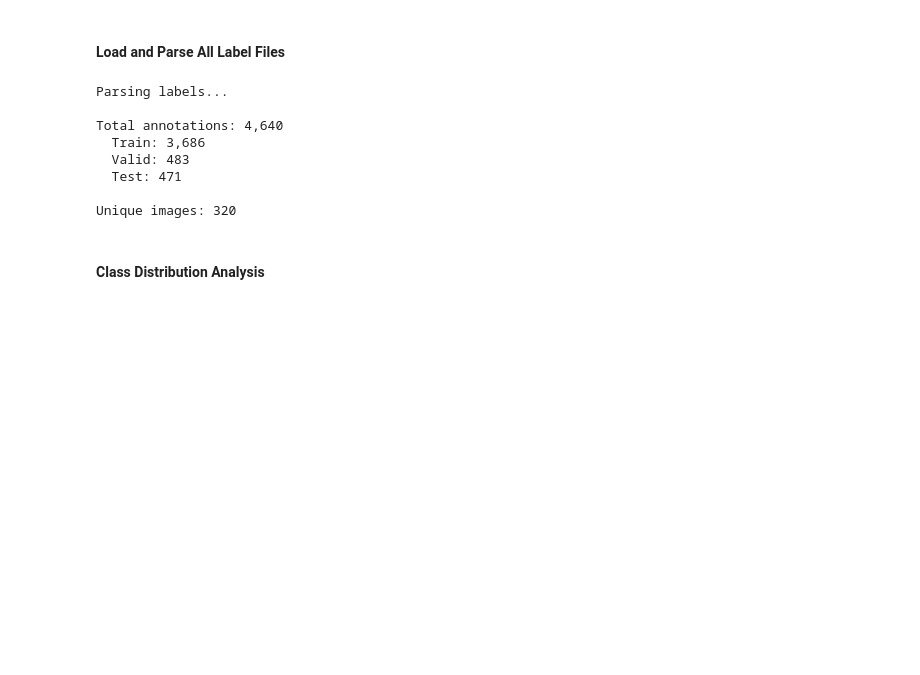
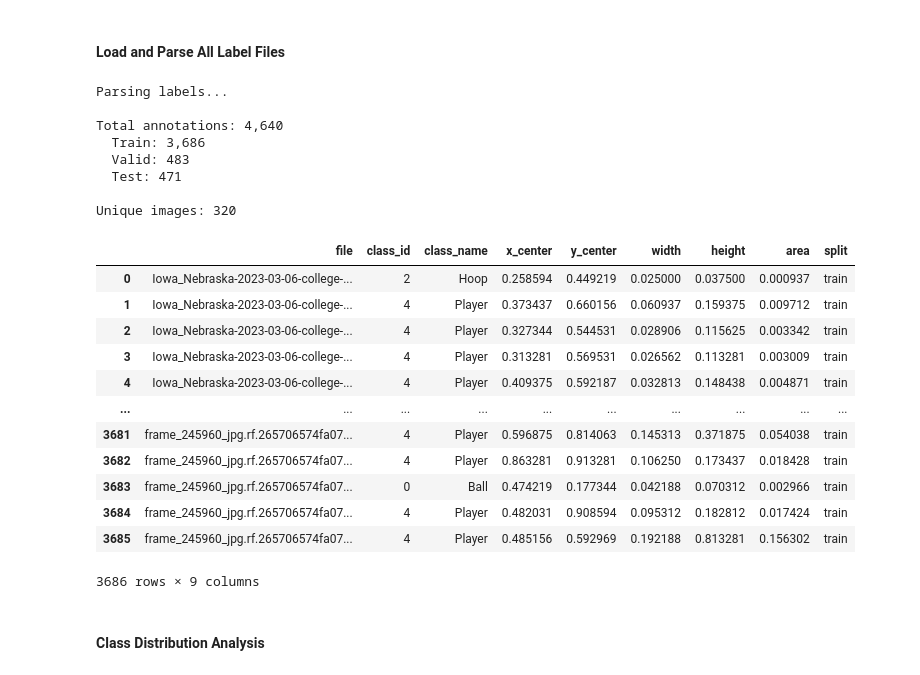
Before and after one commit to Nolan-Lo/basketball-computer-vision, a Jupyter notebook: notebooks/01-data-exploration.ipynb, the cells around one changed output. Drawn from its saved outputs; the diff is of its cells as text; code cells hidden in the pictures; blank space fills up the shorter version.

```diff
--- a/notebooks/01-data-exploration.ipynb
+++ b/notebooks/01-data-exploration.ipynb
@@ -105,5 +118,21 @@ Total annotations: 4,640
   Test: 471
 
 Unique images: 320
+# %%
+train_df
+# %% [output]
+|  | file | class_id | class_name | x_center | y_center | width | height | area | split |
+| 0 | Iowa_Nebraska-2023-03-06-college-... | 2 | Hoop | 0.258594 | 0.449219 | 0.025000 | 0.037500 | 0.000937 | train |
+| 1 | Iowa_Nebraska-2023-03-06-college-... | 4 | Player | 0.373437 | 0.660156 | 0.060937 | 0.159375 | 0.009712 | train |
+| 2 | Iowa_Nebraska-2023-03-06-college-... | 4 | Player | 0.327344 | 0.544531 | 0.028906 | 0.115625 | 0.003342 | train |
+| 3 | Iowa_Nebraska-2023-03-06-college-... | 4 | Player | 0.313281 | 0.569531 | 0.026562 | 0.113281 | 0.003009 | train |
+| 4 | Iowa_Nebraska-2023-03-06-college-... | 4 | Player | 0.409375 | 0.592187 | 0.032813 | 0.148438 | 0.004871 | train |
+| ... | ... | ... | ... | ... | ... | ... | ... | ... | ... |
+| 3681 | frame_245960_jpg.rf.265706574fa07... | 4 | Player | 0.596875 | 0.814063 | 0.145313 | 0.371875 | 0.054038 | train |
+| 3682 | frame_245960_jpg.rf.265706574fa07... | 4 | Player | 0.863281 | 0.913281 | 0.106250 | 0.173437 | 0.018428 | train |
+| 3683 | frame_245960_jpg.rf.265706574fa07... | 0 | Ball | 0.474219 | 0.177344 | 0.042188 | 0.070312 | 0.002966 | train |
+| 3684 | frame_245960_jpg.rf.265706574fa07... | 4 | Player | 0.482031 | 0.908594 | 0.095312 | 0.182812 | 0.017424 | train |
+| 3685 | frame_245960_jpg.rf.265706574fa07... | 4 | Player | 0.485156 | 0.592969 | 0.192188 | 0.813281 | 0.156302 | train |
+3686 rows × 9 columns
 # %% [markdown]
 #### Class Distribution Analysis
```
Also changed, not shown: parts of 6 cells of this notebook.
